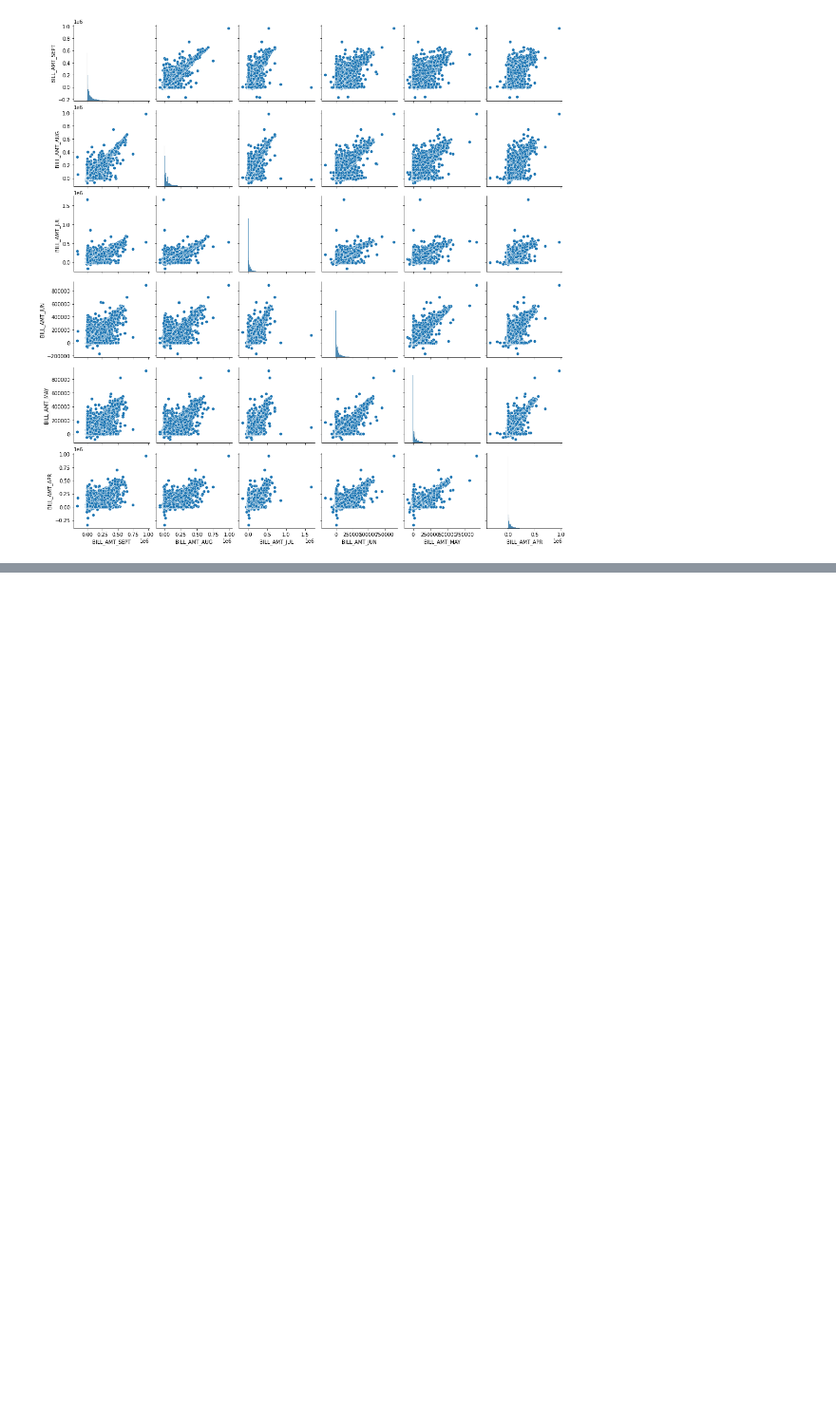
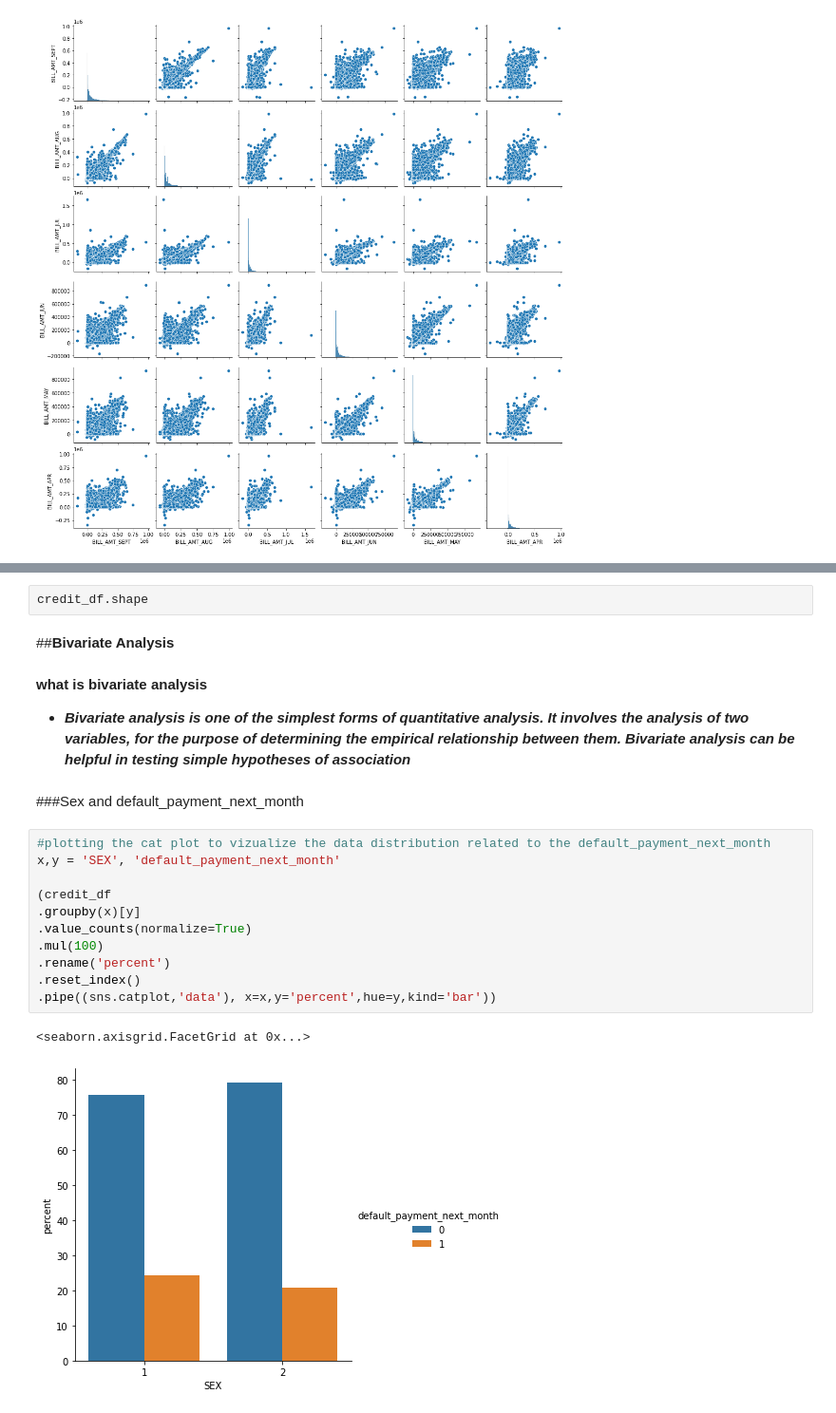
Before and after one commit to rushikeshjagatap85/Credit_Card_Default_Prediction_Capstone_Project, a Jupyter notebook: Credit_Card_Default_Prediction_Capstone_Project.ipynb, the cells around one changed output, grey strips where cells are left out. Shown at 95% size. Saved outputs shown, nothing was run; the diff lists cells and outputs as text; blank space fills up the shorter version.

```diff
--- a/Credit_Card_Default_Prediction_Capstone_Project.ipynb
+++ b/Credit_Card_Default_Prediction_Capstone_Project.ipynb
@@ -644,0 +679,23 @@ sns.pairplot(data = total_bill_amnt_df)
+# %%
+credit_df.shape
+# %% [markdown]
+##**Bivariate Analysis**
+# %% [markdown]
+**what is bivariate analysis**
+* ***Bivariate analysis is one of the simplest forms of quantitative analysis. It involves the analysis of two variables, for the purpose of determining the empirical relationship between them. Bivariate analysis can be helpful in testing simple hypotheses of association***
+# %% [markdown]
+###Sex and default_payment_next_month
+# %%
+#plotting the cat plot to vizualize the data distribution related to the default_payment_next_month
+x,y = 'SEX', 'default_payment_next_month'
+
+(credit_df
+.groupby(x)[y]
+.value_counts(normalize=True)
+.mul(100)
+.rename('percent')
+.reset_index()
+.pipe((sns.catplot,'data'), x=x,y='percent',hue=y,kind='bar'))
+# %% [output]
+<seaborn.axisgrid.FacetGrid at 0x...>
+[figure, added]
```
Also changed, not shown: parts of 20 cells of this notebook.
